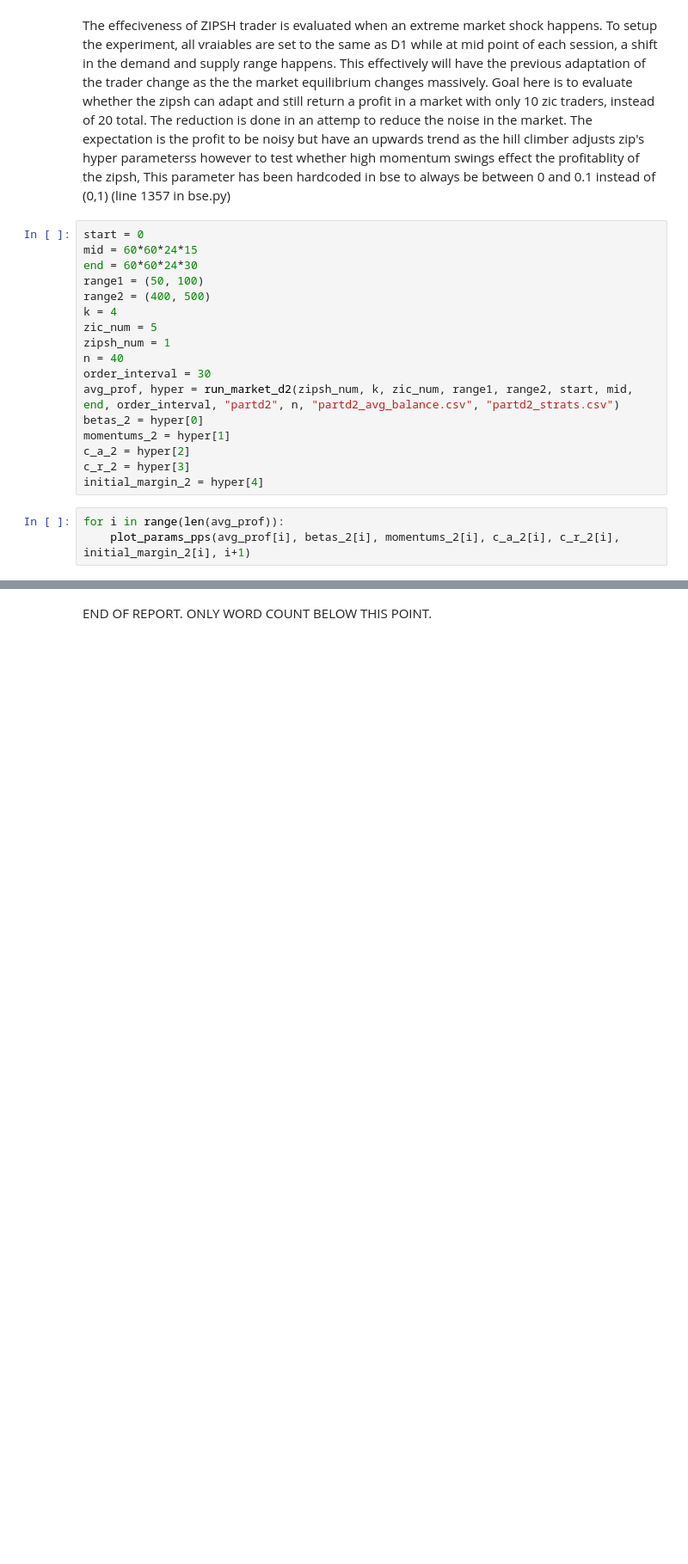
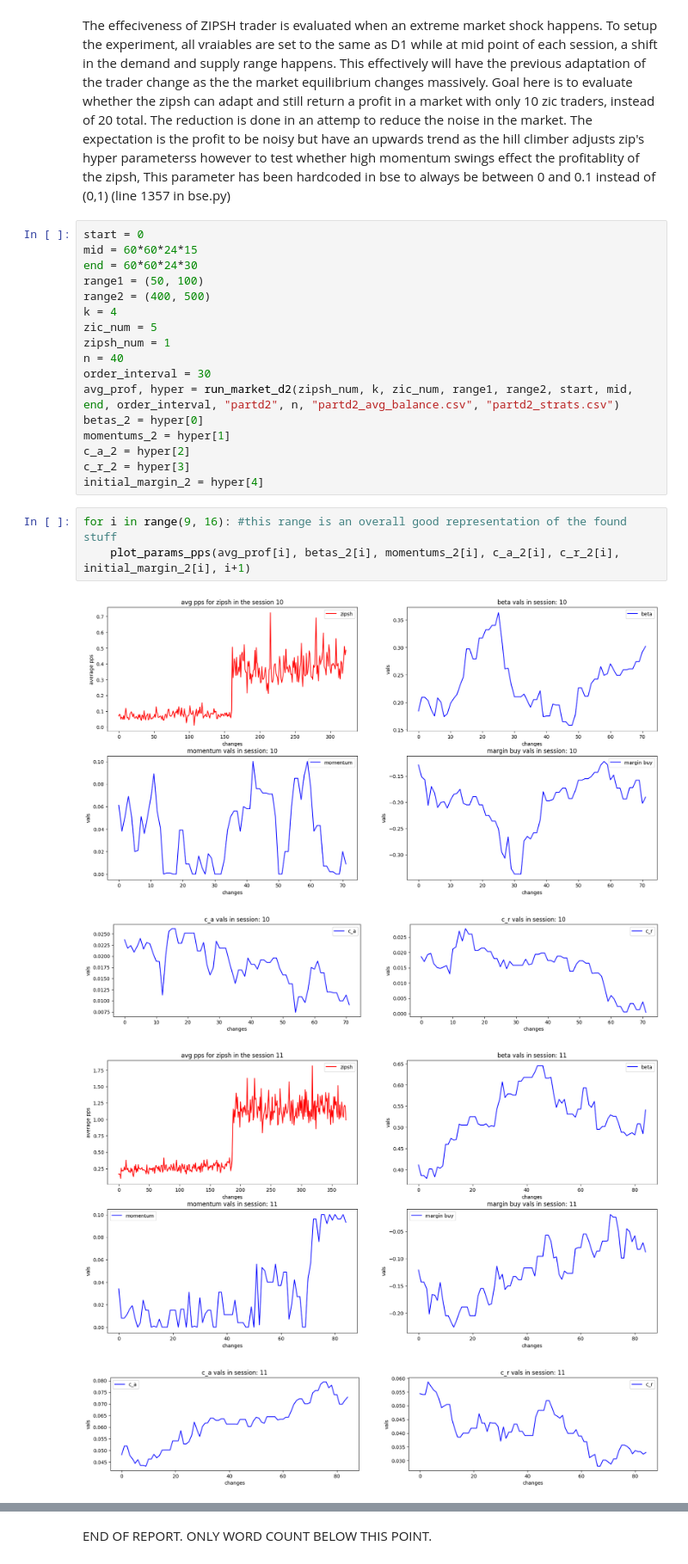
Before and after one commit to RadShiadeh/fintech-CW, a Jupyter notebook: CW-IEFT-template.ipynb, the cells around one changed output, grey strips where cells are left out. Shown at 86% size. Cells and saved outputs as stored; diff of their text form; blank space fills up the shorter version.

```diff
--- a/CW-IEFT-template.ipynb
+++ b/CW-IEFT-template.ipynb
@@ -204,5 +204,10 @@ c_a_2 = hyper[2]
 c_r_2 = hyper[3]
 initial_margin_2 = hyper[4]
 # %%
-for i in range(len(avg_prof)):
+for i in range(9, 16): #this range is an overall good representation of the found stuff
     plot_params_pps(avg_prof[i], betas_2[i], momentums_2[i], c_a_2[i], c_r_2[i], initial_margin_2[i], i+1)
+# %% [output]
+[figure, added]
+[figure, added]
+[figure, added]
+[figure, added]
```
Also changed, not shown: parts of 9 cells of this notebook, 4 other files.
